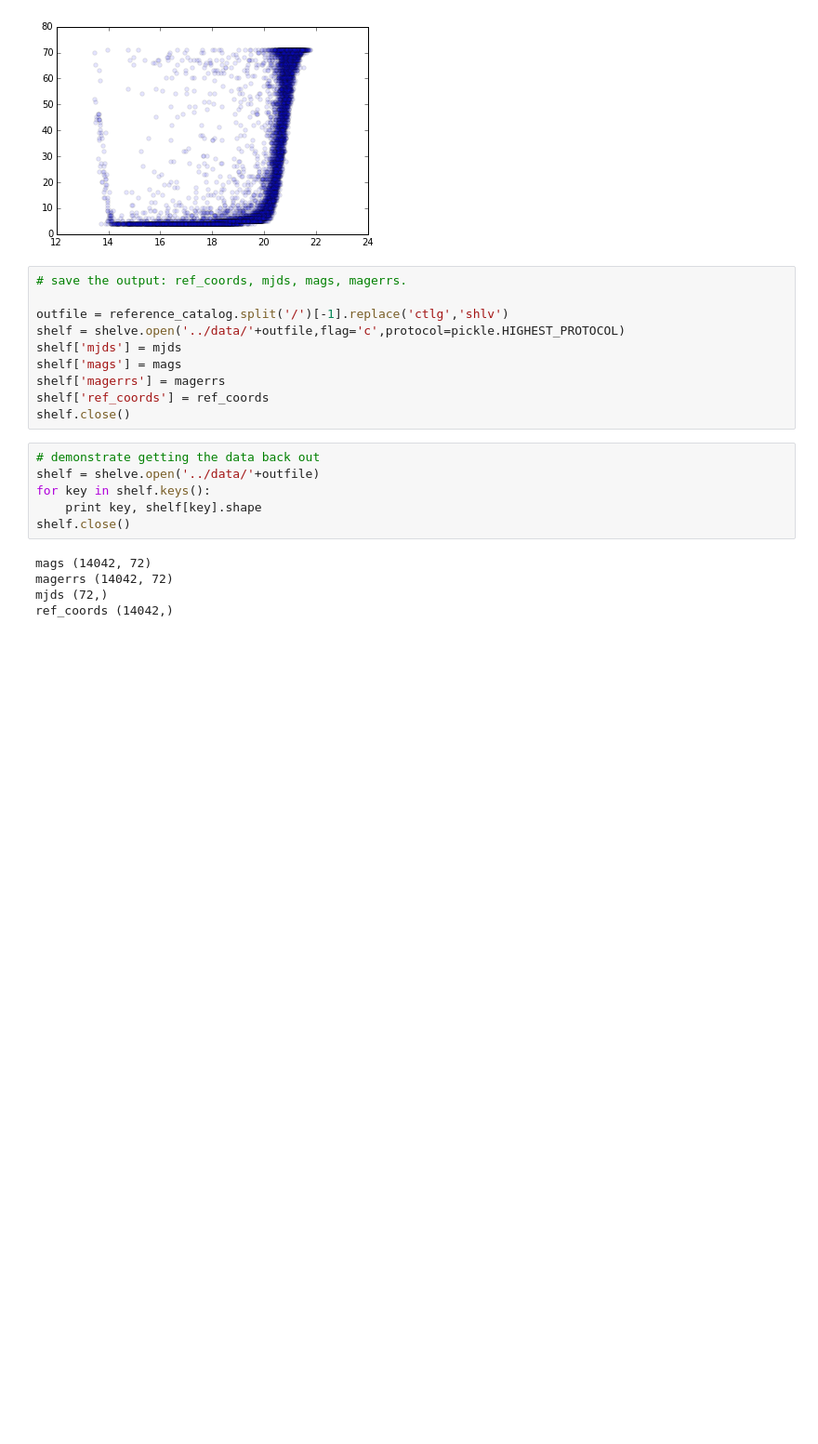
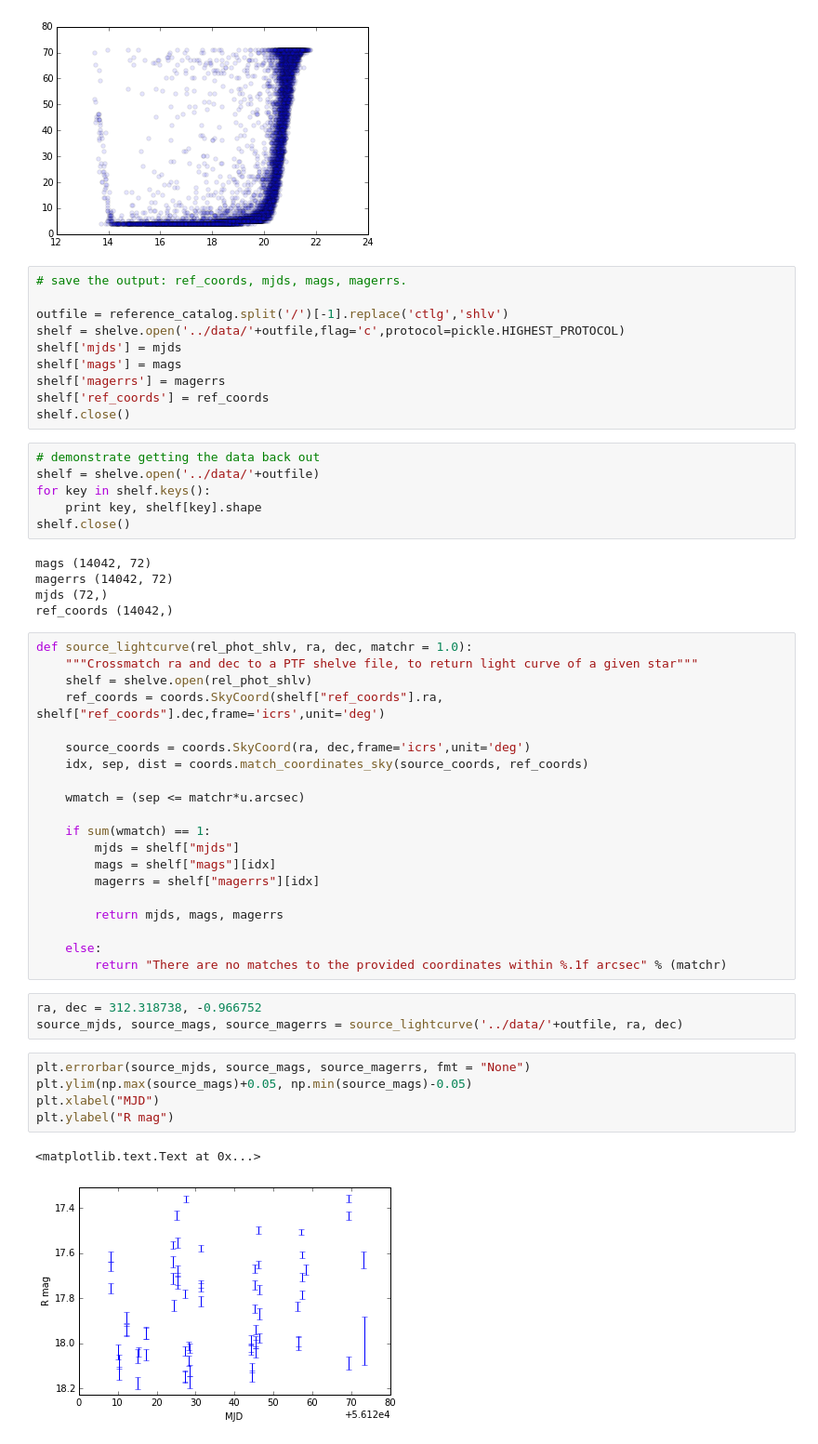
Before and after one commit to ebellm/ztf_summerschool_2015, a Jupyter notebook: notebooks/Making_a_Lightcurve.ipynb, the cells around one changed output. Shown at 93% size. Drawn from its saved outputs; the diff is of its cells as text; blank space fills up the shorter version.

Commit message:
Added a module called source_lightcurve - performs a crossmatch between specified ra, dec and a PTF photometry shelf file. Returns the light curve for the source at the specified ra and dec.

```diff
--- a/notebooks/Making_a_Lightcurve.ipynb
+++ b/notebooks/Making_a_Lightcurve.ipynb
@@ -189,3 +189,34 @@ mags (14042, 72)
 magerrs (14042, 72)
 mjds (72,)
 ref_coords (14042,)
+# %%
+def source_lightcurve(rel_phot_shlv, ra, dec, matchr = 1.0):
+    """Crossmatch ra and dec to a PTF shelve file, to return light curve of a given star"""
+    shelf = shelve.open(rel_phot_shlv)
+    ref_coords = coords.SkyCoord(shelf["ref_coords"].ra, shelf["ref_coords"].dec,frame='icrs',unit='deg')
+
+    source_coords = coords.SkyCoord(ra, dec,frame='icrs',unit='deg')
+    idx, sep, dist = coords.match_coordinates_sky(source_coords, ref_coords)
+
+    wmatch = (sep <= matchr*u.arcsec)
+
+    if sum(wmatch) == 1:
+        mjds = shelf["mjds"]
+        mags = shelf["mags"][idx]
+        magerrs = shelf["magerrs"][idx]
+
+        return mjds, mags, magerrs
+
+    else:
+        return "There are no matches to the provided coordinates within %.1f arcsec" % (matchr)
+# %%
+ra, dec = 312.318738, -0.966752
+source_mjds, source_mags, source_magerrs = source_lightcurve('../data/'+outfile, ra, dec)
+# %%
+plt.errorbar(source_mjds, source_mags, source_magerrs, fmt = "None")
+plt.ylim(np.max(source_mags)+0.05, np.min(source_mags)-0.05)
+plt.xlabel("MJD")
+plt.ylabel("R mag")
+# %% [output]
+<matplotlib.text.Text at 0x...>
+[figure, added]
```
